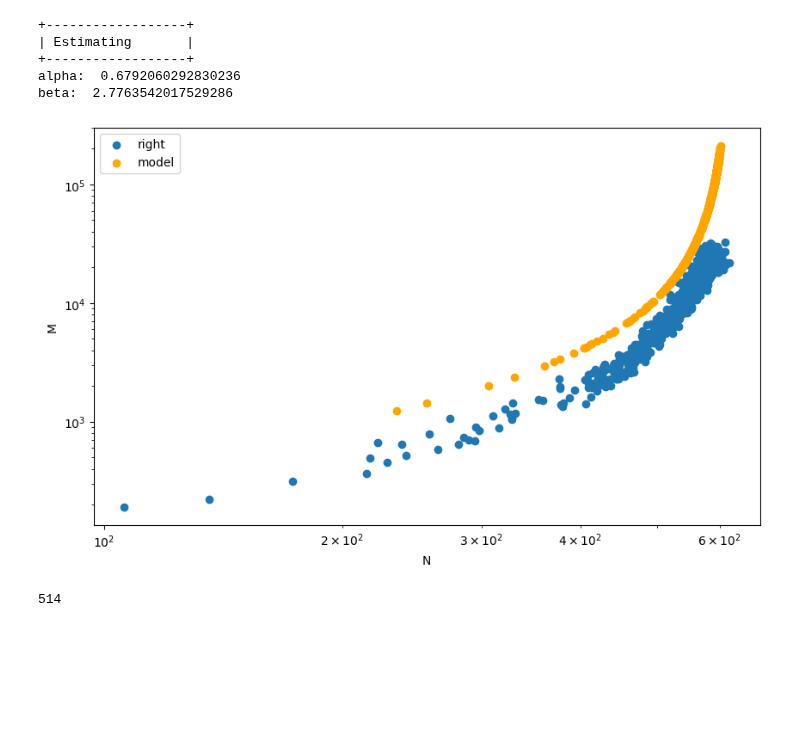
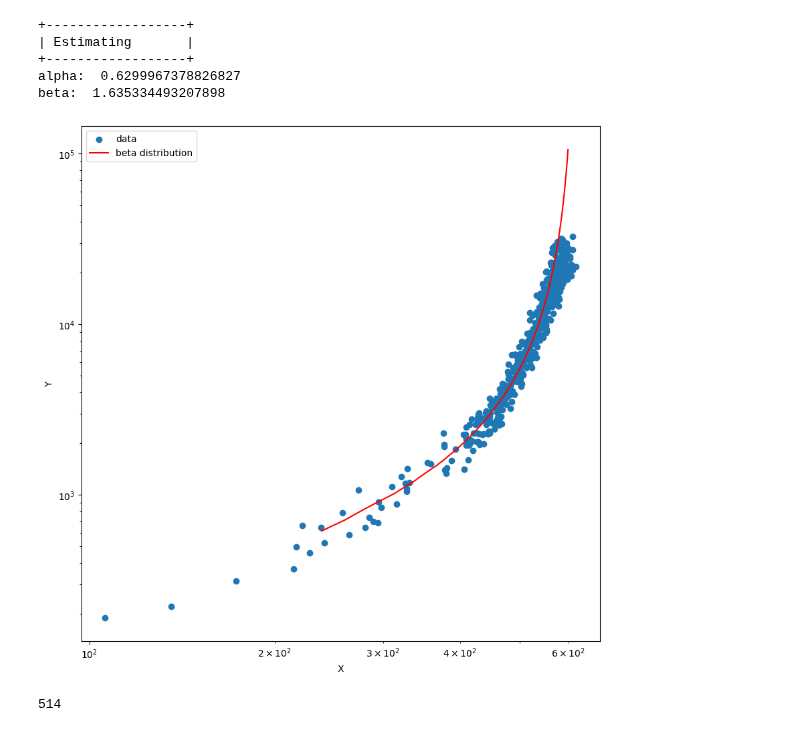
Before and after one commit to yiadka/mobility_scaling, a Jupyter notebook: notebooks/nmscaling_nor.ipynb, the cells around one changed output. Saved outputs shown, nothing was run; the diff lists cells and outputs as text; code cells hidden in the pictures; blank space fills up the shorter version.

```diff
--- a/notebooks/nmscaling_nor.ipynb
+++ b/notebooks/nmscaling_nor.ipynb
@@ -75,7 +74,7 @@ print("+------------------+")
 print("| Estimating       |")
 print("+------------------+")
 
-params, _ = optimize.curve_fit(model_beta, xdata=edge_list_left, ydata=active_node_list_left, p0=[1.0, 0.5])
+params, _ = optimize.curve_fit(model_beta, xdata=edge_left, ydata=node_left)
 
 print("alpha: ", params[0])
 print("beta: ", params[1])
@@ -83,35 +82,42 @@ print("beta: ", params[1])
 +------------------+
 | Estimating       |
 +------------------+
-alpha:  0.6792060292830236
-beta:  2.7763542017529286
+alpha:  0.6299967378826827
+beta:  1.635334493207898
 # %%
-Np = max(active_node_list_left)
+Np = max(node_left)
 alpha = params[0]
 beta = params[1]
 
 kappa = []
-for i in range(len(edge_list_left)):
-    kappa.append( (((alpha + beta)/alpha)**2) * ((2 * edge_list_left[i]) / (Np**2 - Np)) )
+for i in range(len(edge_left)):
+    kappa.append( (((alpha + beta)/alpha)**2) * ((2 * edge_left[i]) / (Np**2 - Np)) )
 # %%
-N_fit = []
-for i in range(len(edge_list_left)):
-    N_fit.append(model_beta([edge_list_left[i]], alpha, beta))
+Nfit = []
+for i in range(len(edge_left)):
+    Nfit.append(model_beta([edge_left[i]], alpha, beta))
 # %%
 Mfit = []
-for i in range(len(edge_list_left)):
-    Mfit.append((kappa[i] * Np ** 2 - kappa[i] * Np) / 8)
+for i in range(len(edge_left)):
+    Mfit.append((kappa[i]*Np*(Np-1))/8)
 # %%
-plt.figure(figsize=(10, 6))
-plt.scatter(active_node_list_left, edge_list_left, label="right")
-plt.scatter(N_fit, Mfit,label="model", color="orange")
-plt.xlabel("N")
-plt.ylabel("M")
-plt.xscale("log")
-plt.yscale("log")
-plt.legend()
+# 隣接する点を繋ぐように線形補間
+spline_func = interpolate.interp1d(Nfit, Mfit,
+                                   kind="linear")
+x_new = np.linspace(min(Nfit), max(Nfit), 1000)
+y_new = spline_func(x_new)
+
+# 可視化
+plt.figure(figsize=(10, 10))
+plt.scatter(node_left, edge_left, label='data')
+plt.plot(x_new, y_new, "-", c="red", label="beta distribution")
+plt.xlabel('X')
+plt.ylabel('Y')
+plt.xscale('log')
+plt.yscale('log')
+plt.legend(loc='best')
 plt.show()
 # %% [output]
-[figure, old version]
+[figure, new version]
 # %%
 # 正規化する
```
Also changed, not shown: parts of 8 cells of this notebook, 1 other file.
